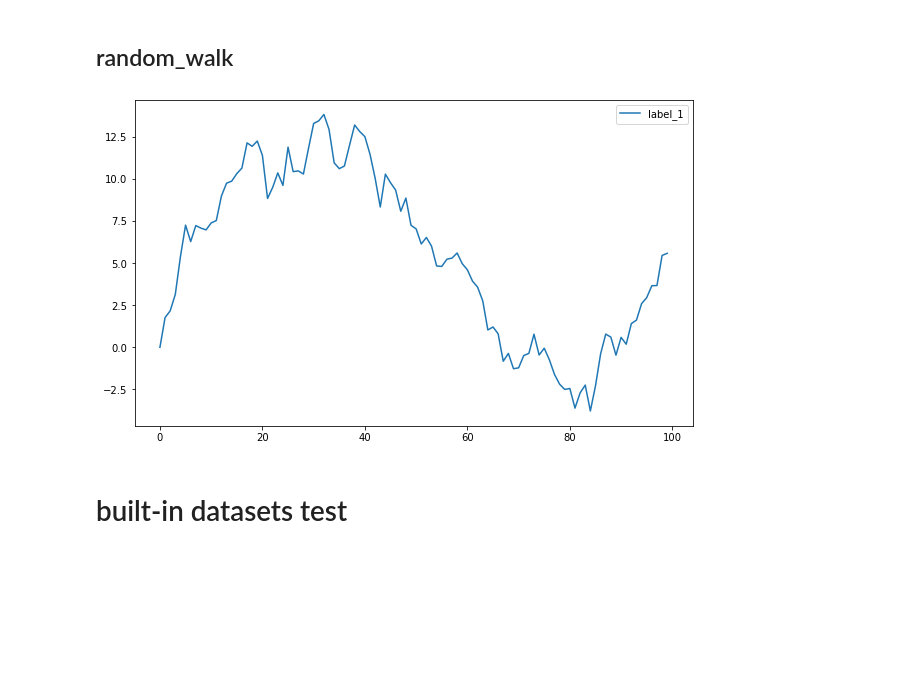
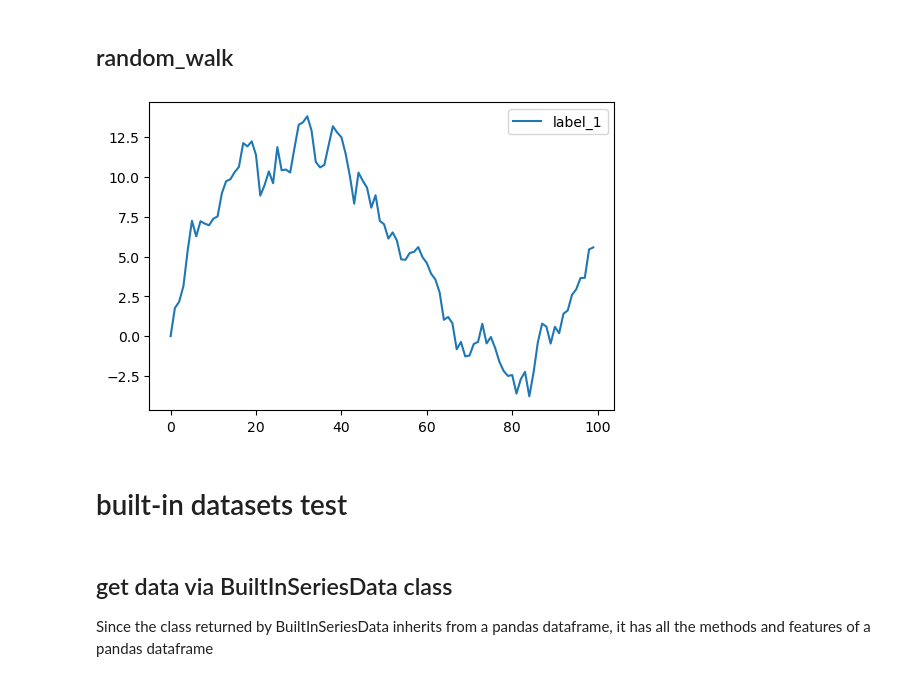
Before and after one commit to BirchKwok/spinesTS, a Jupyter notebook: examples/built-in data.ipynb, the cells around one changed output. Saved outputs shown, nothing was run; the diff lists cells and outputs as text; code cells hidden in the pictures; blank space fills up the shorter version.

```diff
--- a/examples/built-in data.ipynb
+++ b/examples/built-in data.ipynb
@@ -23,9 +26,9 @@ _ = plot1d(b.data, figsize=(10, 6))
 ## random_walk
 # %%
 c = dg.random_walk(size=100, started_zero=True, random_state=0)
-_ = plot1d(c.data, figsize=(10, 6))
+_ = plot1d(c, figsize=(6, 4))
 # %% [output]
-[figure, old version]
+[figure, new version]
 # %% [markdown]
 # built-in datasets test
 # %%
@@ -37,6 +40,10 @@ from spinesTS.data import (
     LoadWebSales,
     BuiltInSeriesData
 )
+# %% [markdown]
+## get data via BuiltInSeriesData class
+
+Since the class returned by BuiltInSeriesData inherits from a pandas dataframe, it has all the methods and features of a pandas dataframe
 # %%
 builtin_data = BuiltInSeriesData()
 # %% [output]
```
Also changed, not shown: parts of 13 cells of this notebook, 37 other files.
